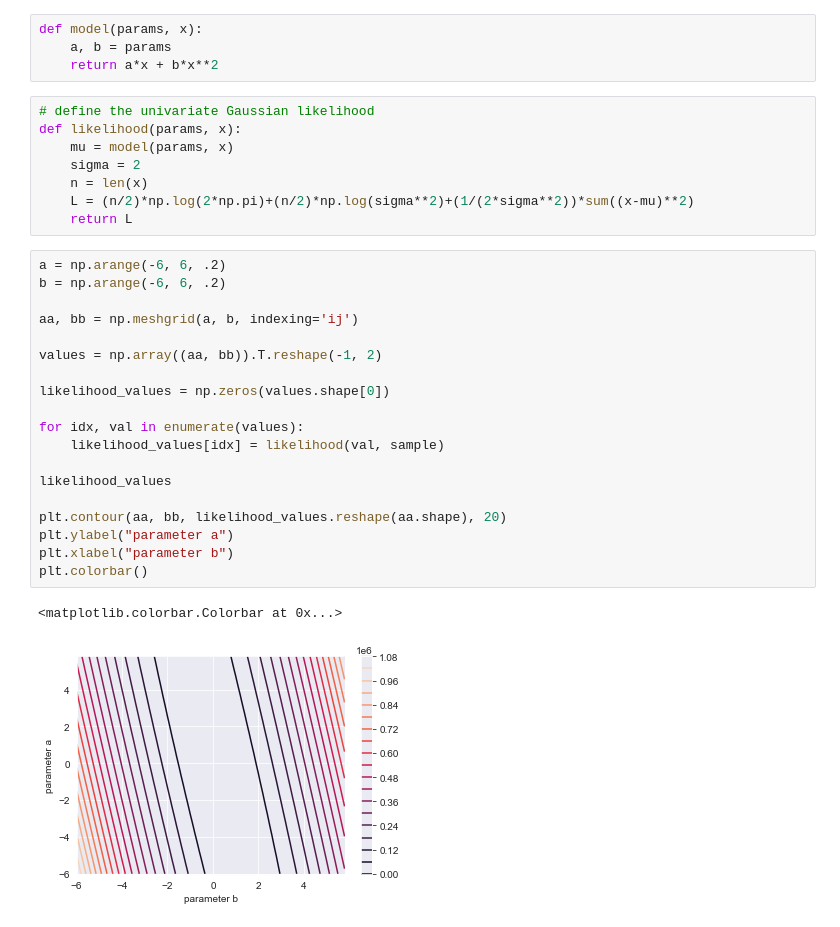
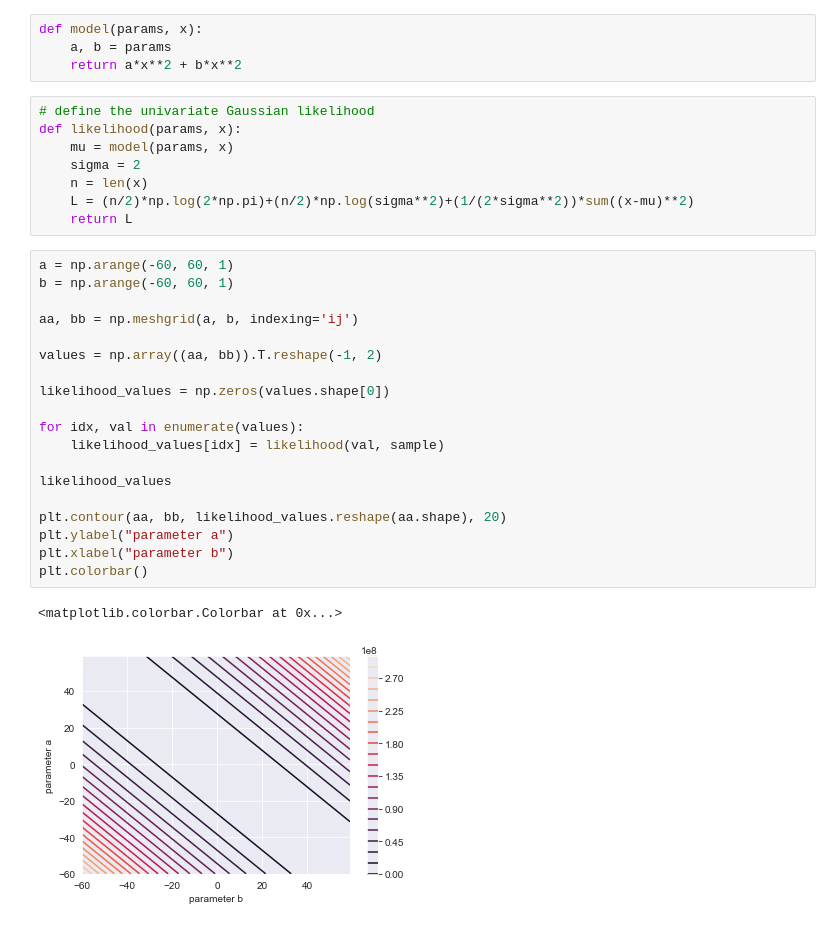
Before and after one commit to jakegodsall/non-analytic-minimisation, a Jupyter notebook: theory.ipynb, the cells around one changed output. Cells and saved outputs as stored; diff of their text form.

```diff
--- a/theory.ipynb
+++ b/theory.ipynb
@@ -115,7 +115,7 @@ Let $\mu(a, b) = ax + bx^{2}$
 # %%
 def model(params, x):
     a, b = params
-    return a*x + b*x**2
+    return a*x**2 + b*x**2
 # %%
 # define the univariate Gaussian likelihood
 def likelihood(params, x):
@@ -125,26 +125,26 @@ def likelihood(params, x):
     L = (n/2)*np.log(2*np.pi)+(n/2)*np.log(sigma**2)+(1/(2*sigma**2))*sum((x-mu)**2)
     return L
 # %%
-a = np.arange(-6, 6, .2)
-b = np.arange(-6, 6, .2)
+a = np.arange(-60, 60, 1)
+b = np.arange(-60, 60, 1)
 
 aa, bb = np.meshgrid(a, b, indexing='ij')
 
 values = np.array((aa, bb)).T.reshape(-1, 2)
 
 likelihood_values = np.zeros(values.shape[0])
 
 for idx, val in enumerate(values):
     likelihood_values[idx] = likelihood(val, sample)
 
 likelihood_values
 
 plt.contour(aa, bb, likelihood_values.reshape(aa.shape), 20)
 plt.ylabel("parameter a")
 plt.xlabel("parameter b")
 plt.colorbar()
 # %% [output]
 <matplotlib.colorbar.Colorbar at 0x...>
-[figure, old version]
+[figure, new version]
 # %%
 initial_guess = rng.random(2)
```
Also changed, not shown: parts of 3 cells of this notebook.
